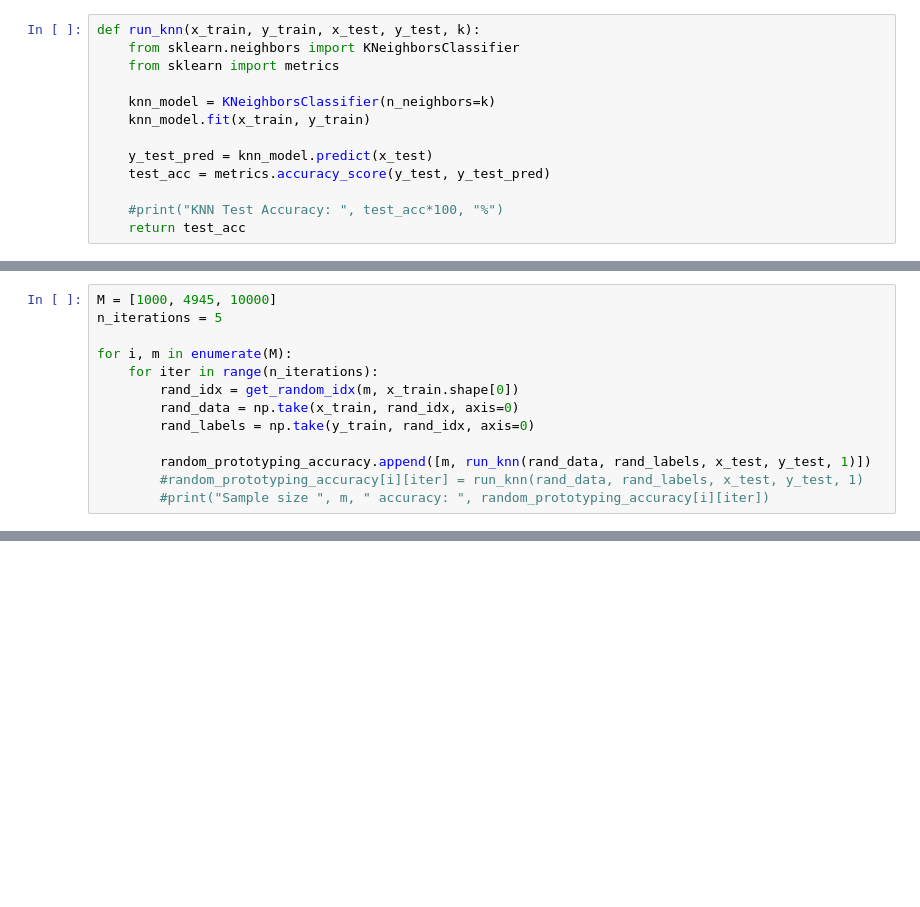
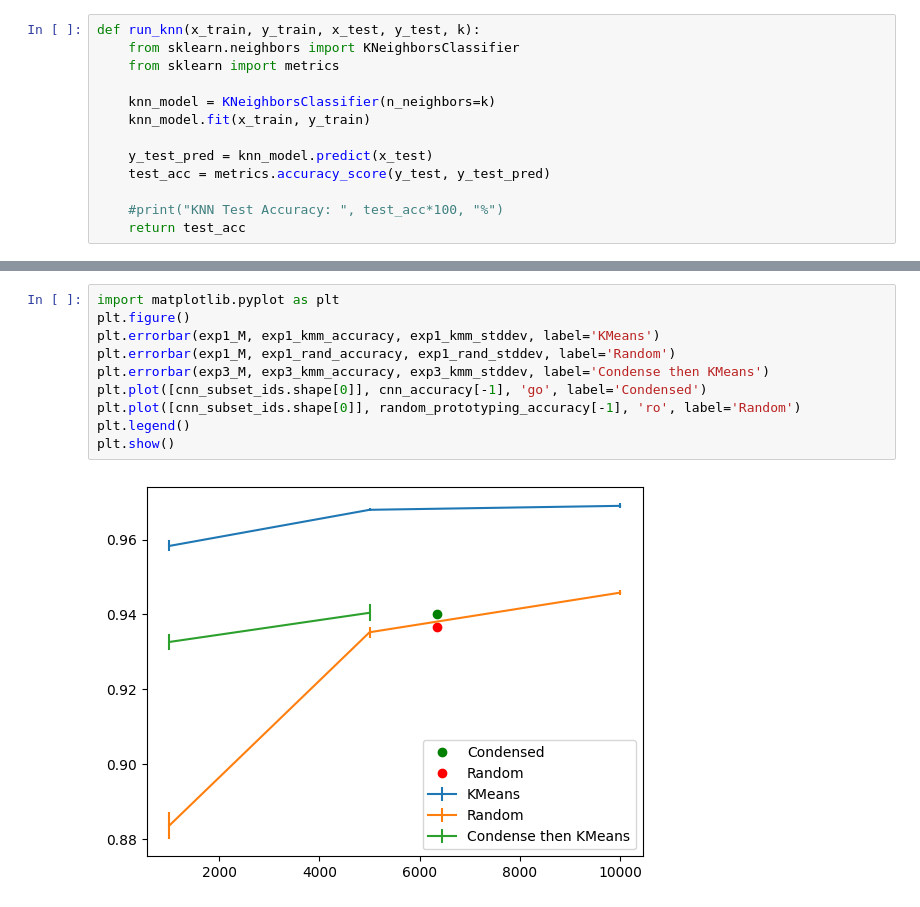
Before and after one commit to Kkrrish/k_meanest_neighbours, a Jupyter notebook: knn.ipynb, the cells around one changed output, grey strips where cells are left out. Cells and saved outputs as stored; diff of their text form; blank space fills up the shorter version.

```diff
--- a/knn.ipynb
+++ b/knn.ipynb
@@ -249,13 +390,0 @@ plot_accuracies(sample_sizes, random_prototyping_accuracy, cnn_accuracy)
-# %%
-M = [1000, 4945, 10000]
-n_iterations = 5
-
-for i, m in enumerate(M):
-    for iter in range(n_iterations):
-        rand_idx = get_random_idx(m, x_train.shape[0])
-        rand_data = np.take(x_train, rand_idx, axis=0)
-        rand_labels = np.take(y_train, rand_idx, axis=0)
-
-        random_prototyping_accuracy.append([m, run_knn(rand_data, rand_labels, x_test, y_test, 1)])
-        #random_prototyping_accuracy[i][iter] = run_knn(rand_data, rand_labels, x_test, y_test, 1)
-        #print("Sample size ", m, " accuracy: ", random_prototyping_accuracy[i][iter])
@@ -261,0 +449,12 @@ for i, m in enumerate(M):
+# %%
+import matplotlib.pyplot as plt
+plt.figure()
+plt.errorbar(exp1_M, exp1_kmm_accuracy, exp1_kmm_stddev, label='KMeans')
+plt.errorbar(exp1_M, exp1_rand_accuracy, exp1_rand_stddev, label='Random')
+plt.errorbar(exp3_M, exp3_kmm_accuracy, exp3_kmm_stddev, label='Condense then KMeans')
+plt.plot([cnn_subset_ids.shape[0]], cnn_accuracy[-1], 'go', label='Condensed')
+plt.plot([cnn_subset_ids.shape[0]], random_prototyping_accuracy[-1], 'ro', label='Random')
+plt.legend()
+plt.show()
+# %% [output]
+[figure, added]
```
Also changed, not shown: parts of 9 cells of this notebook, 2 other files.
